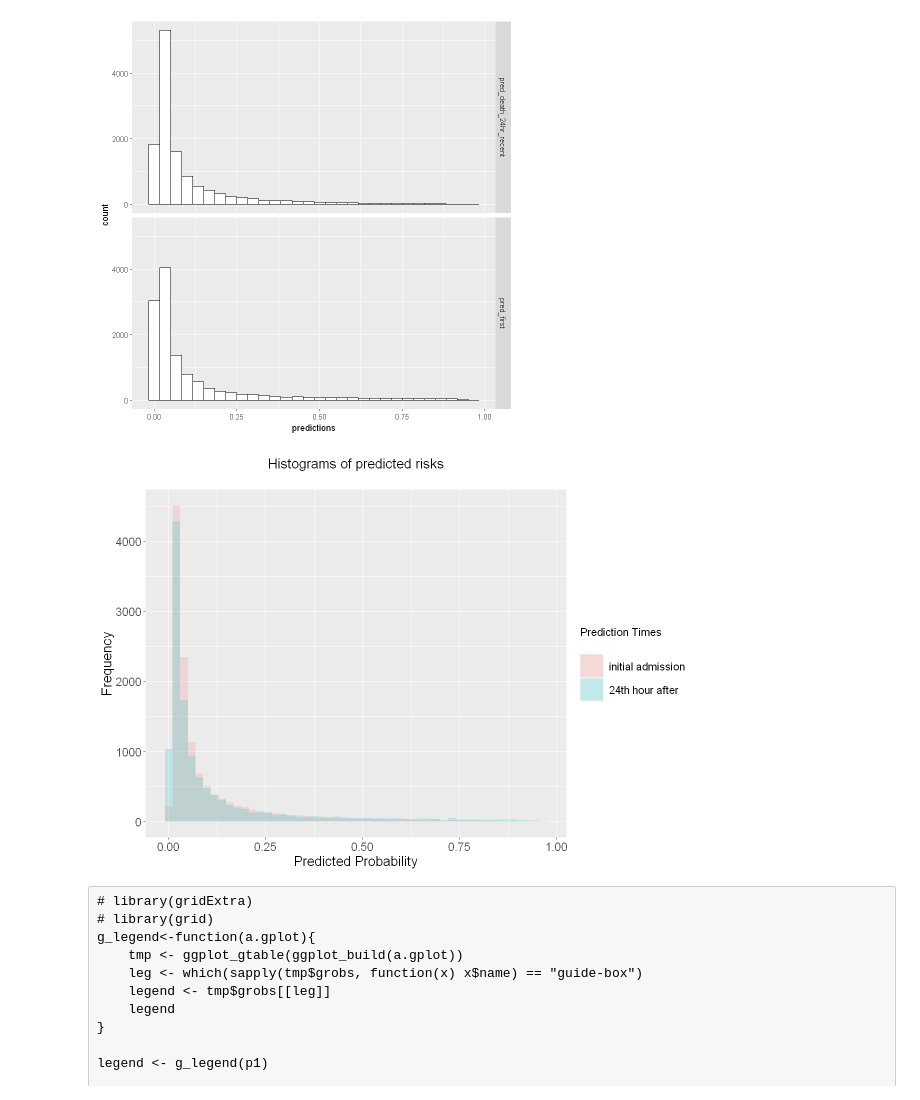
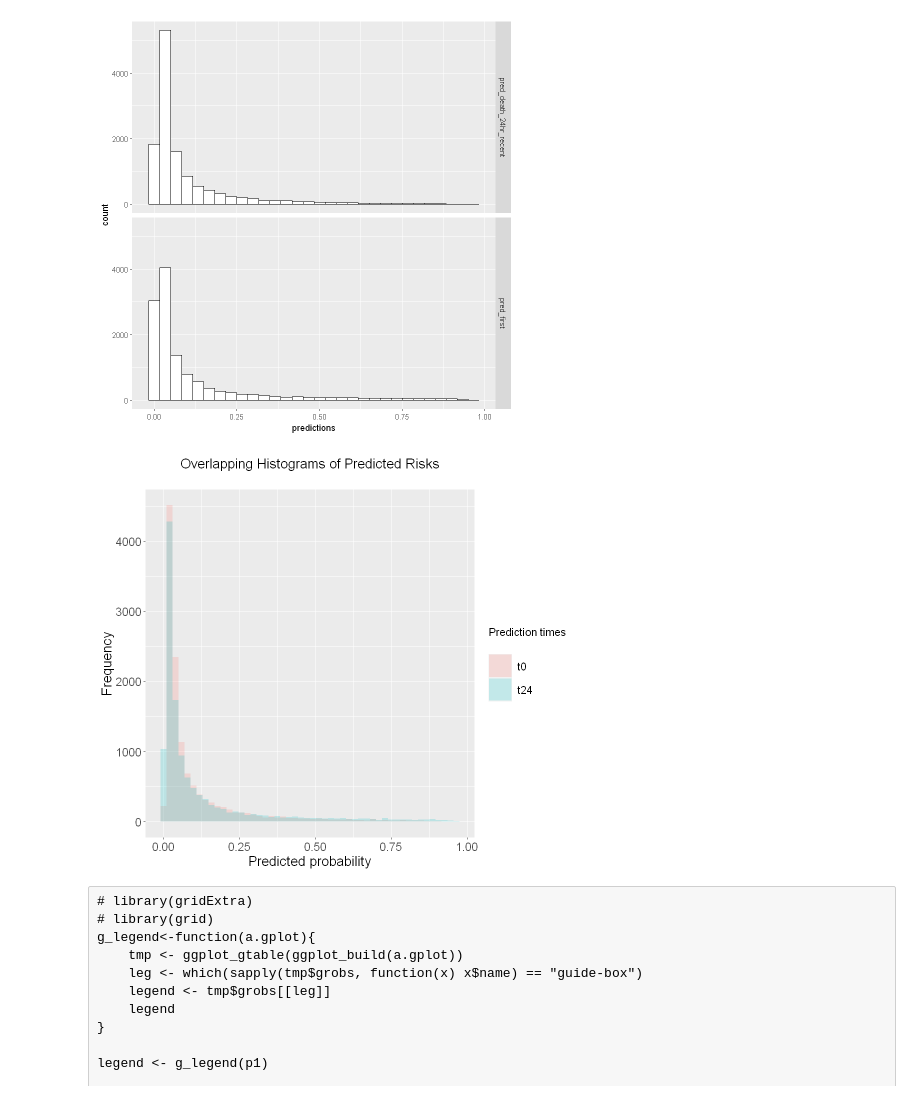
Before and after one commit to Minh084/TDA, a Jupyter notebook: 3_models/3.1_model_results_R.ipynb, the cells around one changed output. Saved outputs shown, nothing was run; the diff lists cells and outputs as text; code cells hidden in the pictures.

Commit message:
edit figures

```diff
--- a/3_models/3.1_model_results_R.ipynb
+++ b/3_models/3.1_model_results_R.ipynb
@@ -201,22 +203,22 @@ ggplot(pred2, aes(x = predictions)) +
 `stat_bin()` using `bins = 30`. Pick better value with `binwidth`.
 [figure]
 # %%
-options(repr.plot.width=10, repr.plot.height=7)
+options(repr.plot.width=8, repr.plot.height=7)
 
 p1 <- ggplot(pred2, aes(x = predictions, fill = labels)) +
-    geom_histogram(position = "identity", alpha = 0.2, bins = 50) +
-    labs(title = "Histograms of predicted risks\n",
-         x = "Predicted Probability", y = "Frequency") +
-    scale_fill_discrete(name = "Prediction Times\n", labels = c("initial admission", "24th hour after")) +
+        geom_histogram(position = "identity", alpha = 0.2, bins = 50) +
+        labs(title = "Overlapping Histograms of Predicted Risks\n",
+             x = "Predicted probability", y = "Frequency") +
+        scale_fill_discrete(name = "Prediction times\n", labels = c("t0", "t24")) +
 #     scale_color_manual(labels = c("Initial Admission", "24th hour after"), values = c("blue", "red")) +
-    theme(axis.text = element_text(size=14),
-          plot.title = element_text(size=16, hjust=0.5),
-          axis.title = element_text(size=16), legend.key.size = unit(1, "cm"),
-                       legend.text=element_text(size=13), legend.title=element_text(size=13))#, face="bold"
+        theme(axis.text = element_text(size=14),
+              plot.title = element_text(size=16, hjust=0.5),
+              axis.title = element_text(size=16), legend.key.size = unit(1, "cm"),
+                          legend.text=element_text(size=13), legend.title=element_text(size=13))#, face="bold"
 p1
-ggsave(filename = file.path(figuredir, "Fig3.1_histograms024.png"), width = 10, height = 7, dpi = 1200)
+ggsave(filename = file.path(figuredir, "Fig3.1_histograms024.png"), width = 8, height = 7, dpi = 1200)
 # %% [output]
-[figure, old version]
+[figure, new version]
 # %% [raw]
 # library(gridExtra)
 # library(grid)
```
Also changed, not shown: parts of 13 cells of this notebook, 5 other files.
